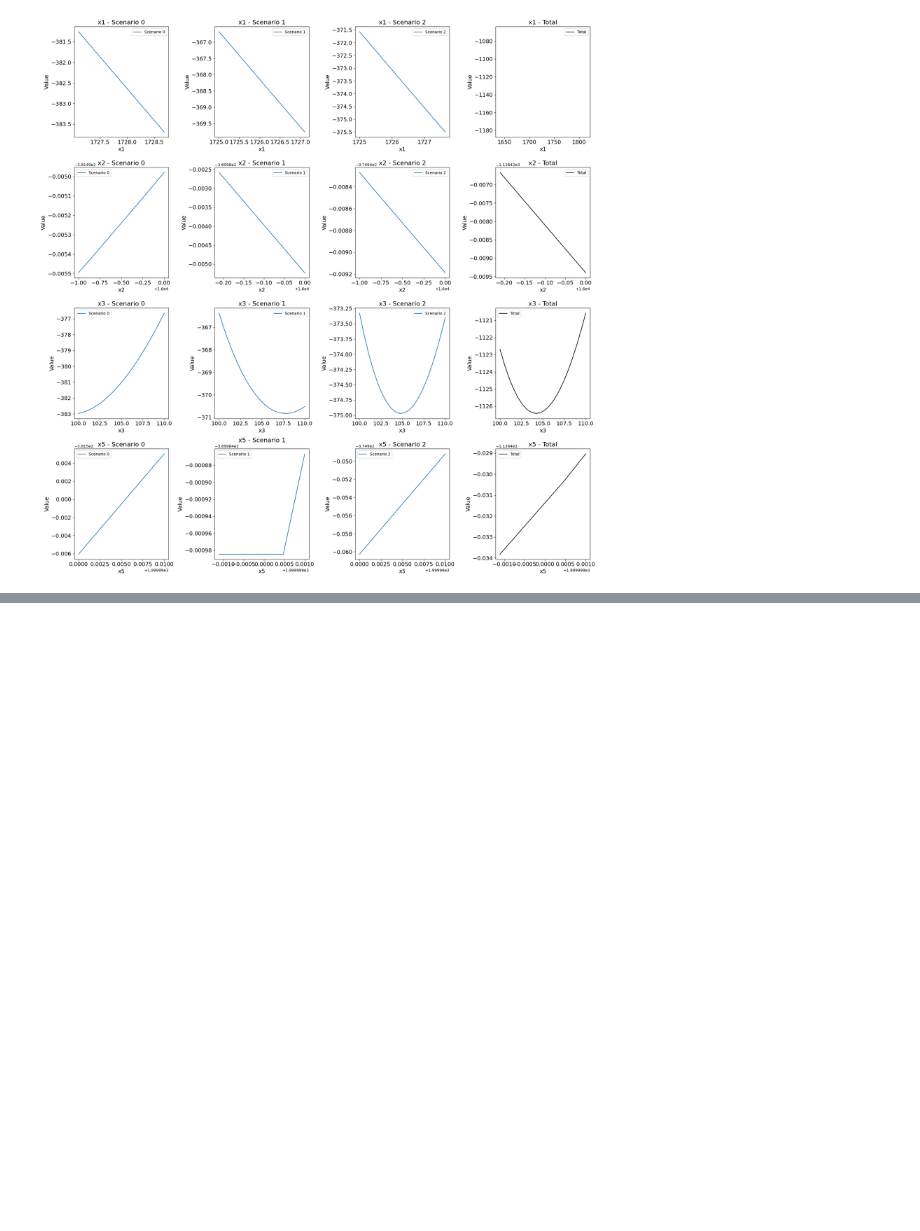
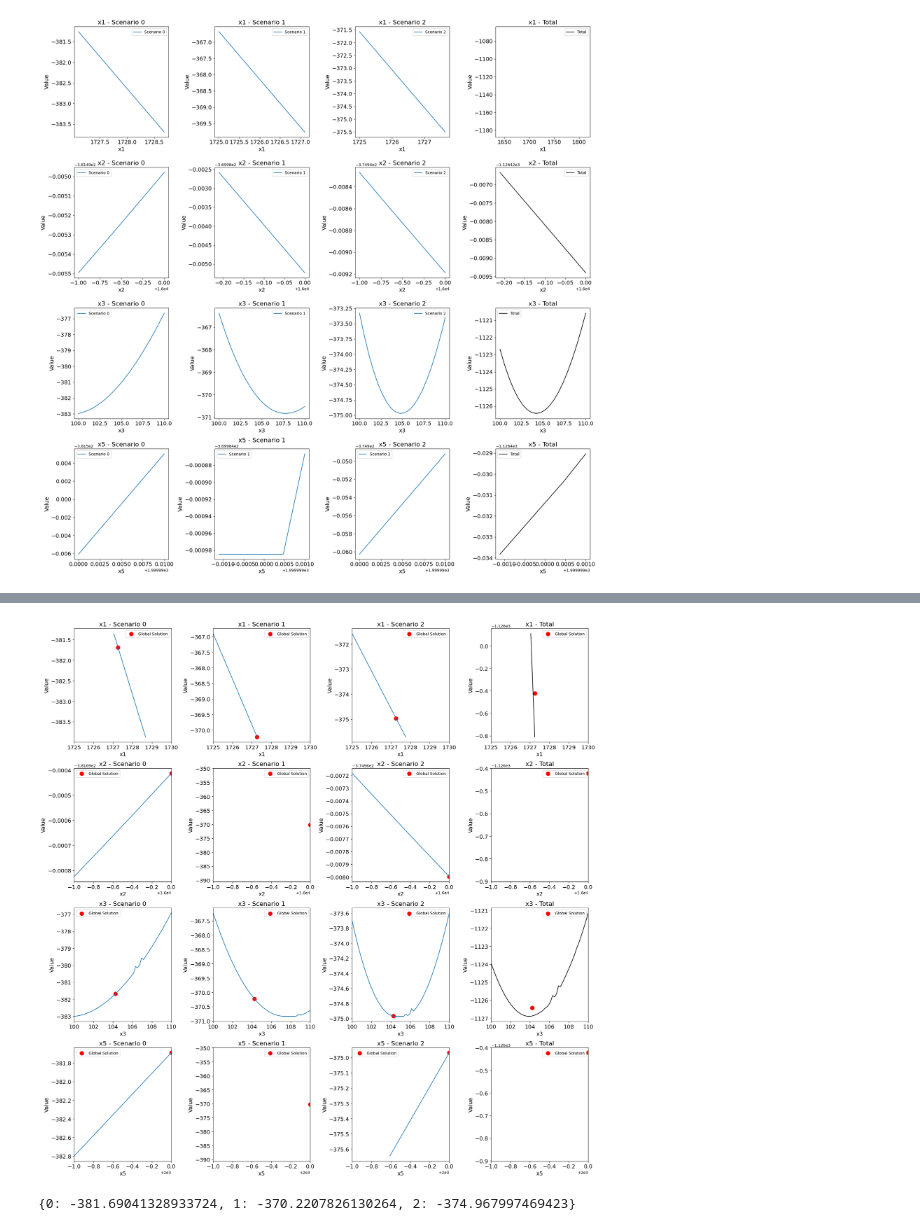
Before and after one commit to yship1002/decomp, a Jupyter notebook: graphing/value_function/process.ipynb, the cells around one changed output, grey strips where cells are left out. Drawn from its saved outputs; the diff is of its cells as text; code cells hidden in the pictures; blank space fills up the shorter version.

```diff
--- a/graphing/value_function/process.ipynb
+++ b/graphing/value_function/process.ipynb
@@ -68,0 +105,22 @@ plt.show()
+# %%
+from src.models.cz_model import CaoZavalaModel, CaoZavalaAlgo
+from NSPLIB.src.instances.process.process_SP import const_model
+from graphing.value_function.plotting import plotting
+process_obj = -1126.4218270121305
+process_sol = {"x1":1727.2601809997955,"x2":16000,"x3":104.23841082714829,"x5":2000}
+process_y_bound = {"x1":[10,2000],"x2":[0,16000],"x3":[0,120],"x5":[0,2000]}
+process_y_bound = {"x1":[1725,1730],"x2":[15999,16000],"x3":[100,110],"x5":[1999,2000]}
+# Build model
+sto_m = const_model()
+m = CaoZavalaModel.from_sto_m(sto_m)
+m.build()
+y_dimension = {
+    'x1': {}, 'x2': {}, 'x3': {}, 'x5': {}
+}
+a,b=plotting(m, 50, y_dimension, process_sol, process_y_bound, process_obj)
+# %% [output]
+[figure, added]
+# %%
+b
+# %% [output]
+{0: -381.69041328933724, 1: -370.2207826130264, 2: -374.967997469423}
```
Also changed, not shown: parts of 2 cells of this notebook, 25 other files.
